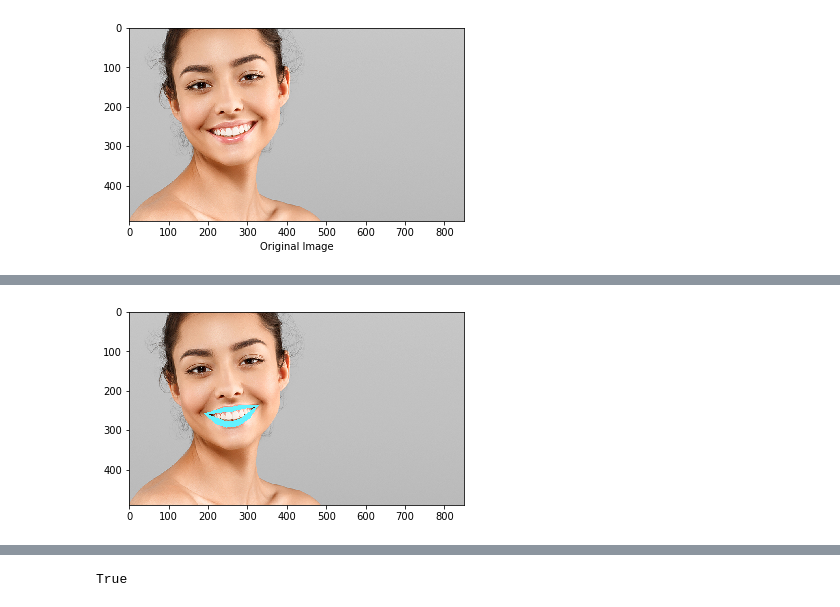
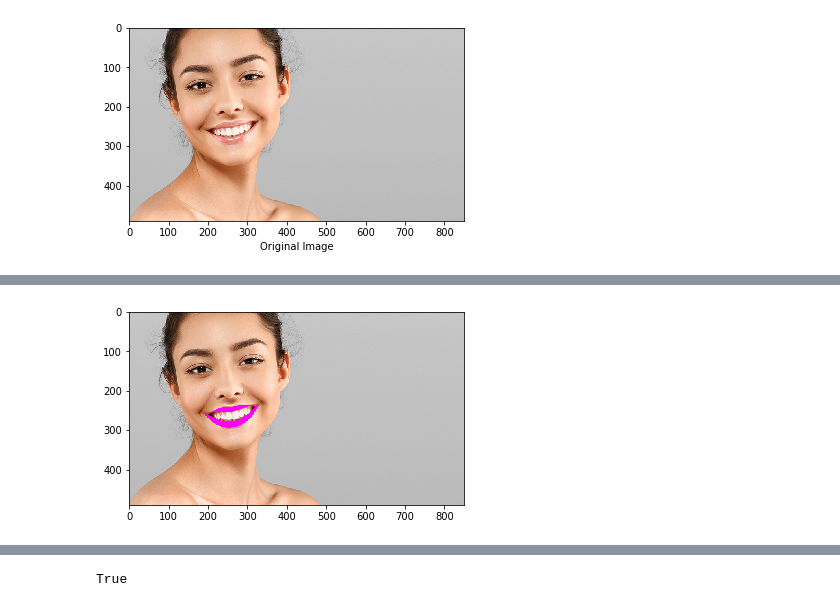
Before and after one commit to dannydrinkswater/vmakup, a Jupyter notebook: virtualmakeup.ipynb, the cells around one changed output, grey strips where cells are left out. Saved outputs shown, nothing was run; the diff lists cells and outputs as text; code cells hidden in the pictures.

Commit message:
Update virtualmakeup.ipynb
More visualization color tuning bug fix

```diff
--- a/virtualmakeup.ipynb
+++ b/virtualmakeup.ipynb
@@ -14,6 +16,6 @@ import time
 # %%
 # read the image
-r,g,b = (100,242,100)
+r,g,b = (255,0,255) # Pink color rgb value
 ori = cv2.imread("face2.jpg")
 img = ori.copy()
 img = cv2.cvtColor(img,cv2.COLOR_BGR2RGB)
@@ -59,8 +73,8 @@ plt.gca().add_patch(plt.Rectangle((index[0],index[1]),offset,offset,linewidth=1,
 # get lips points
 lips = []
 for point in landmarks[48:]:   # lips points start from no. 48
-    a,b = str(point).replace('[', '').replace(']', '').split()
-    lips.append([int(a),int(b)])
+    _a,_b = str(point).replace('[', '').replace(']', '').split()
+    lips.append([int(_a),int(_b)])
 
 # flatten the points
 lips_points = [item for sublist in lips for item in sublist]
@@ -87,7 +101,7 @@ lil.append([int(lips_points[24]), int(lips_points[25])]) # add the leftmost poin
 # %%
 # Get the curve of lips with lips point by interpolation
 #debug = 1
-def __draw_curve(points,lips="upper"):
+def draw_curve(points,lips="upper"):
     """ Draws a curve alone the given points by creating an interpolated path. """
     x_pts = []
     y_pts = []
@@ -97,7 +111,7 @@ def __draw_curve(points,lips="upper"):
     for point in points:
         x_pts.append(point[0])
         y_pts.append(point[1])
-    curve = scipy.interpolate.interp1d(x_pts, y_pts, 'linear') # linear, quadraric, cubic approximation
+    curve = scipy.interpolate.interp1d(x_pts, y_pts, 'cubic') # linear, quadraric, cubic approximation
     if lips=="upper":
         for i in np.arange(x_pts[0], x_pts[-1] + 1, 1):
             curvex.append(i)
@@ -108,7 +122,7 @@ def __draw_curve(points,lips="upper"):
             curvey.append(int(curve(i)))
     return curvex, curvey
 
-uol_curve = __draw_curve(uol)
-uil_curve = __draw_curve(uil)
-lol_curve = __draw_curve(lol,"lower")
-lil_curve = __draw_curve(lil,"lower")
+uol_curve = draw_curve(uol)
+uil_curve = draw_curve(uil)
+lol_curve = draw_curve(lol,"lower")
+lil_curve = draw_curve(lil,"lower")
@@ -185,7 +201,7 @@ plt.imshow(new_img)
 # %%
-def fill_lip_solid(image,outer, inner,rgb=(r,g,b)):
+def fill_lip_solid(image,outer, inner,r,g,b):
         """ Fills solid colour inside two outlines. """
-        red_l,green_l,blue_l = rgb
+        red_l,green_l,blue_l = r,g,b
         inner[0].reverse()
         inner[1].reverse()
         outer_curve = zip(outer[0], outer[1])
@@ -202,12 +218,12 @@ def fill_lip_solid(image,outer, inner,rgb=(r,g,b)):
         cv2.fillPoly(image, [points], (red_l, green_l, blue_l))
         return image
 # %%
-new_img = fill_lip_solid(img.copy(),uol_curve,uil_curve)
-new_img = fill_lip_solid(new_img,lol_curve,lil_curve)
+new_img = fill_lip_solid(img.copy(),uol_curve,uil_curve,r,g,b)
+new_img = fill_lip_solid(new_img,lol_curve,lil_curve,r,g,b)
 plt.imshow(new_img)
 plt.show()
 # %% [output]
-[figure, old version]
+[figure, new version]
 # %%
 def smoothen_color(outer, inner,image,im_copy):
         """ Smoothens and blends colour applied between a set of outlines. """
```
Also changed, not shown: parts of 25 cells of this notebook.
